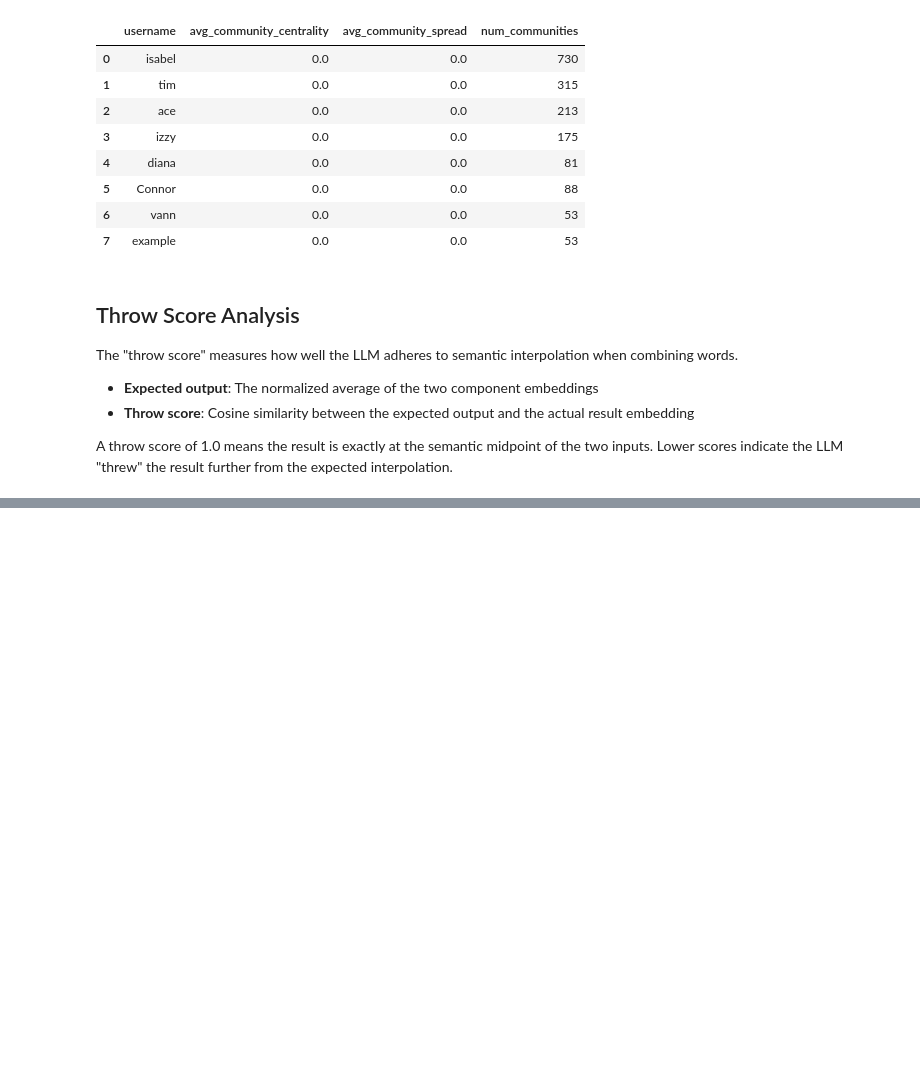
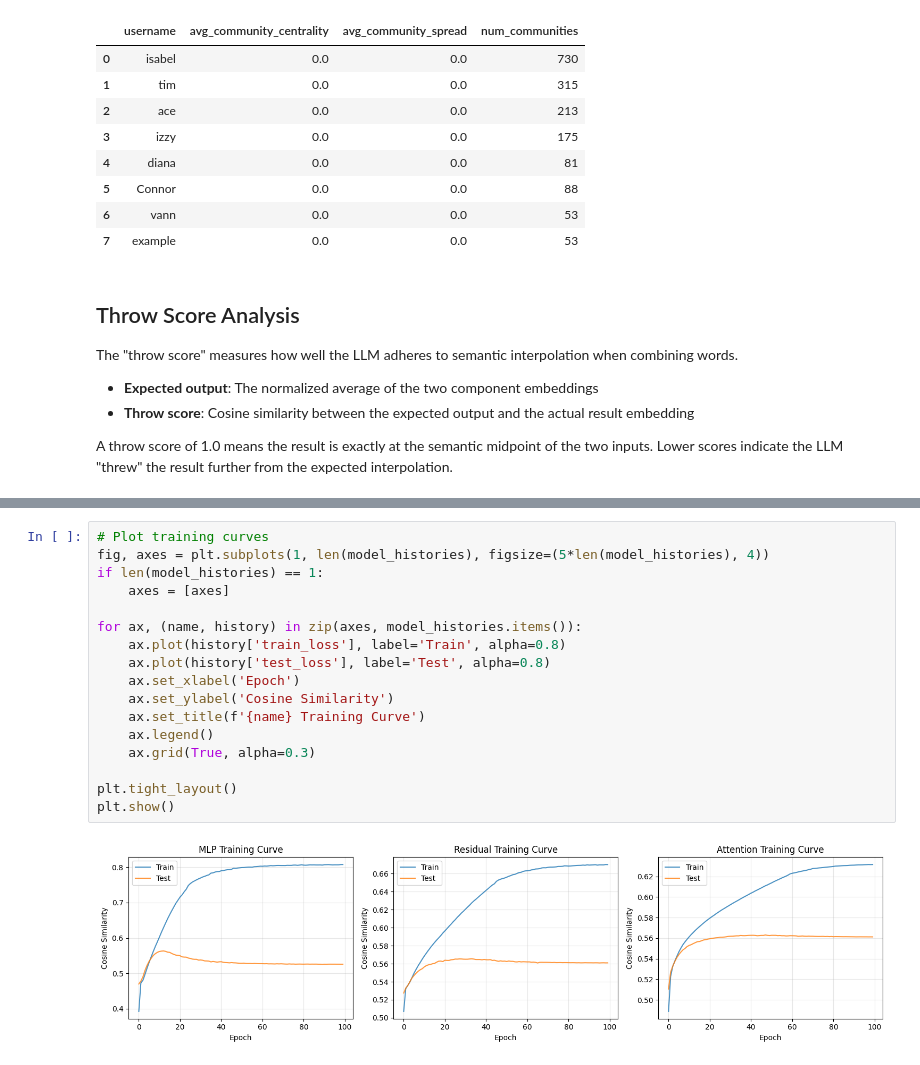
Before and after one commit to s-almeda/infiniteCATs, a Jupyter notebook: server/analyze_dependencies.ipynb, the cells around one changed output, grey strips where cells are left out. Saved outputs shown, nothing was run; the diff lists cells and outputs as text; blank space fills up the shorter version.

```diff
--- a/server/analyze_dependencies.ipynb
+++ b/server/analyze_dependencies.ipynb
@@ -1701,0 +2301,19 @@ Total combinations: 7,013
+# %%
+# Plot training curves
+fig, axes = plt.subplots(1, len(model_histories), figsize=(5*len(model_histories), 4))
+if len(model_histories) == 1:
+    axes = [axes]
+
+for ax, (name, history) in zip(axes, model_histories.items()):
+    ax.plot(history['train_loss'], label='Train', alpha=0.8)
+    ax.plot(history['test_loss'], label='Test', alpha=0.8)
+    ax.set_xlabel('Epoch')
+    ax.set_ylabel('Cosine Similarity')
+    ax.set_title(f'{name} Training Curve')
+    ax.legend()
+    ax.grid(True, alpha=0.3)
+
+plt.tight_layout()
+plt.show()
+# %% [output]
+[figure, added]
```
Also changed, not shown: parts of 32 cells of this notebook, 2 other files.
